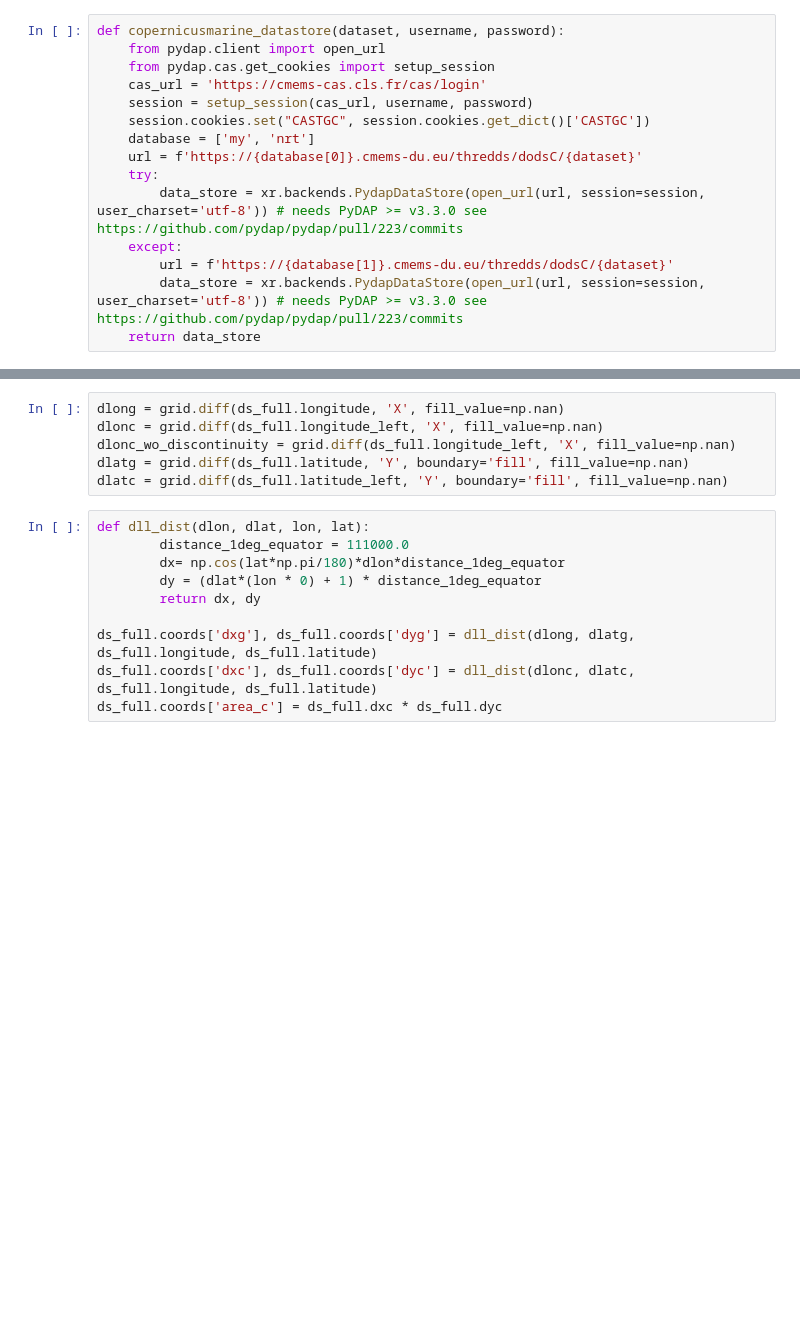
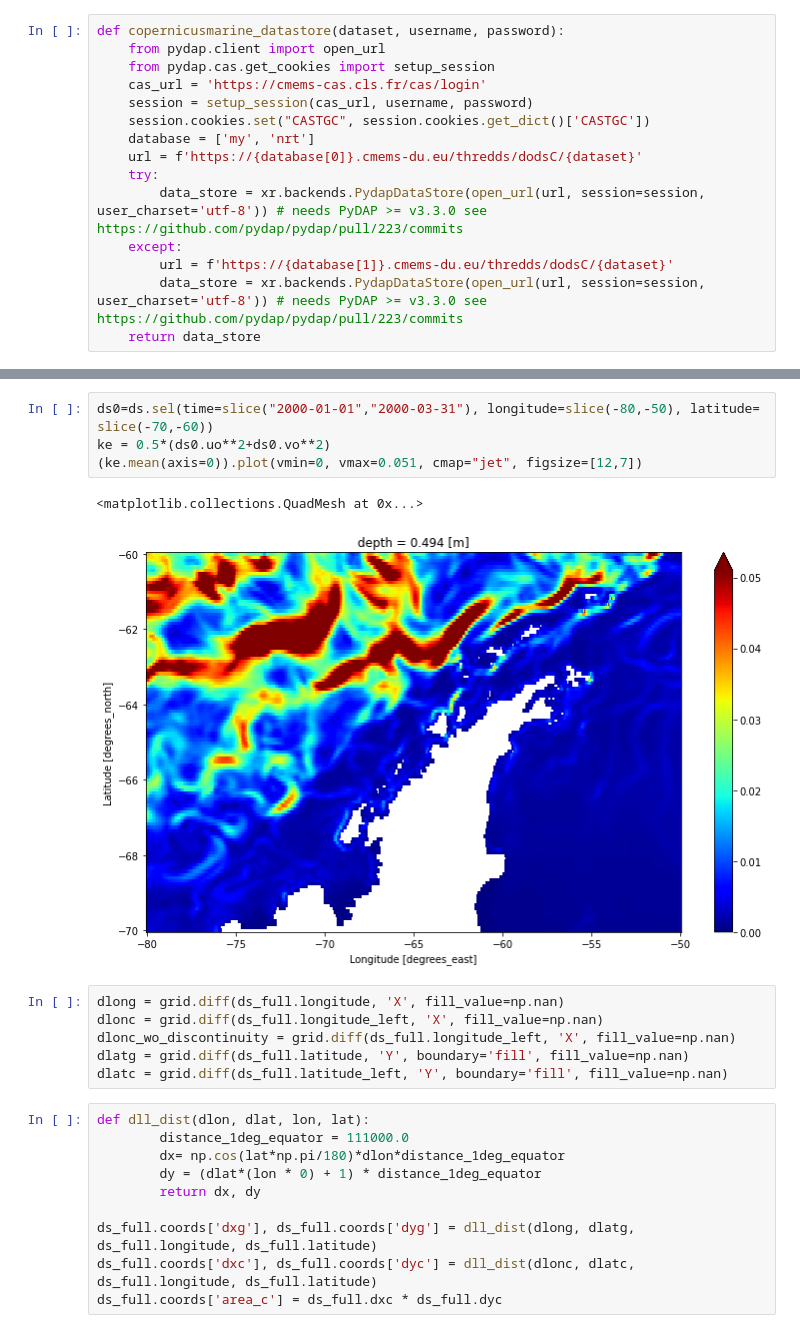
Before and after one commit to fecampos/examples, a Jupyter notebook: Ro_copernicus_example.ipynb, the cells around one changed output, grey strips where cells are left out. Cells and saved outputs as stored; diff of their text form; blank space fills up the shorter version.

```diff
--- a/Ro_copernicus_example.ipynb
+++ b/Ro_copernicus_example.ipynb
@@ -53,3 +67,10 @@ grid = Grid(ds_full, periodic=['X'])
+# %%
+ds0=ds.sel(time=slice("2000-01-01","2000-03-31"), longitude=slice(-80,-50), latitude= slice(-70,-60))
+ke = 0.5*(ds0.uo**2+ds0.vo**2)
+(ke.mean(axis=0)).plot(vmin=0, vmax=0.051, cmap="jet", figsize=[12,7])
+# %% [output]
+<matplotlib.collections.QuadMesh at 0x...>
+[figure, added]
 # %%
 dlong = grid.diff(ds_full.longitude, 'X', fill_value=np.nan)
 dlonc = grid.diff(ds_full.longitude_left, 'X', fill_value=np.nan)
```
Also changed, not shown: parts of 6 cells of this notebook.
